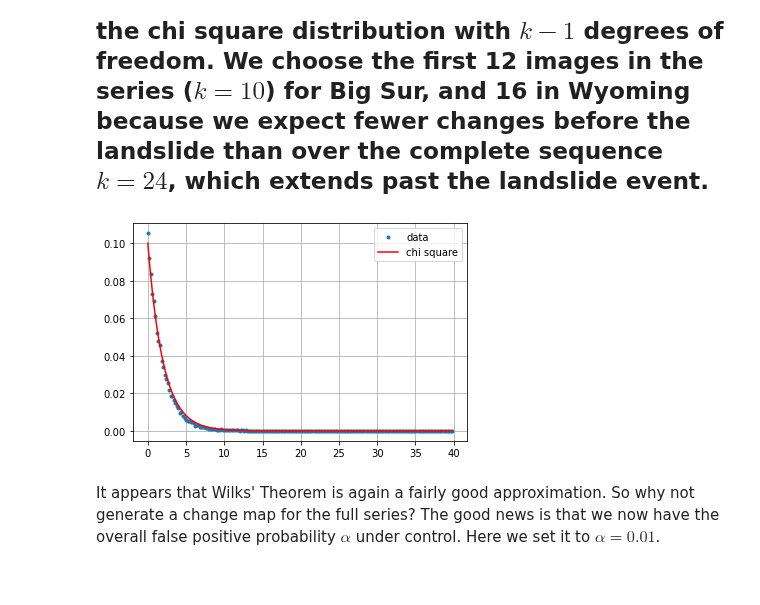
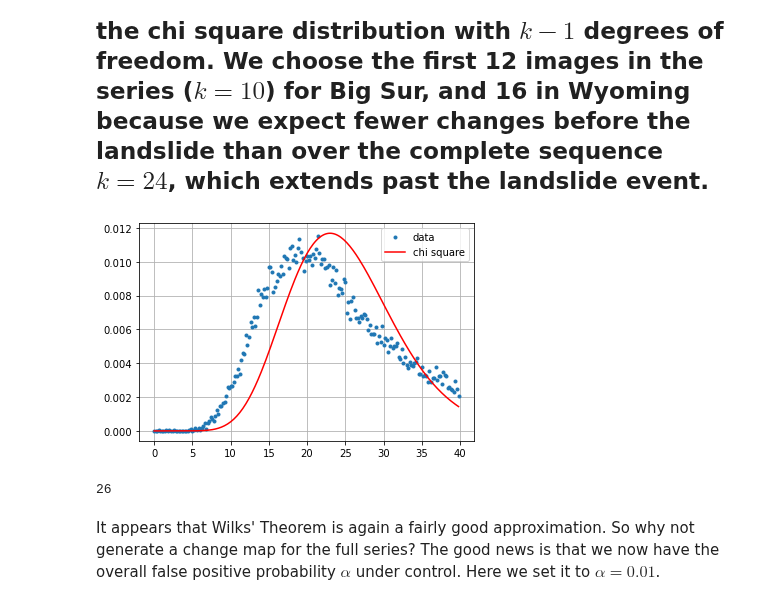
Before and after one commit to mthomp89/landslide-detect, a Jupyter notebook: making_dry.ipynb, the cells around one changed output. Saved outputs shown, nothing was run; the diff lists cells and outputs as text; code cells hidden in the pictures.

```diff
--- a/making_dry.ipynb
+++ b/making_dry.ipynb
@@ -218,10 +218,9 @@ end_date = BASE_DATE.advance(180, 'days')
 # %%
 # Data search in Google Earth Engine to discover relative orbit number
-im_coll = (ee.ImageCollection('COPERNICUS/S1_GRD_FLOAT')
+im_search = (ee.ImageCollection('COPERNICUS/S1_GRD_FLOAT')
 
            .filterBounds(bbox.ee)
 
-        #    .filter(ee.Filter.eq('orbitProperties_pass', 'ASCENDING'))
            .filter(ee.Filter.listContains(
                'transmitterReceiverPolarisation', 'VV'))
            .filter(ee.Filter.listContains(
@@ -232,8 +231,14 @@ im_coll = (ee.ImageCollection('COPERNICUS/S1_GRD_FLOAT')
            .map(lambda img: img.set('date', ee.Date(img.date()).format('YYYYMMdd')))
            .sort('date'))
 
-orbit_num = (im_coll.aggregate_array('relativeOrbitNumber_start')
+orbit_num = (im_search.aggregate_array('relativeOrbitNumber_start')
              .getInfo())
 orbit_num = orbit_num[0]
+
+look_angle = (im_search.aggregate_array('orbitProperties_pass')
+             .getInfo())
+look_angle = look_angle[0]
+
 print('The Relative Orbit Number for AOI is: ', orbit_num)
+print('The orbitology is: ', look_angle)
 # %% [output]
@@ -241,2 +247,4 @@ The Relative Orbit Number for AOI is:  20
+# %%
+im_coll = im_search.filter(ee.Filter.eq('orbitProperties_pass', look_angle))
 # %%
 timestamplist = (im_coll.aggregate_array('date')
@@ -380,22 +389,26 @@ Let's see if this test statistic does indeed follow the chi square distribution.
 ## Here is a comparison for pixels in _aoi\_sub_ with the chi square distribution with $k-1$ degrees of freedom. We choose the first 12 images in the series ($k=10$) for Big Sur, and 16 in Wyoming because we expect fewer changes before the landslide than over the complete sequence $k=24$, which extends past the landslide event.
 # %%
 # Big Sur
-k = len(timestamplist)/2
+k = len(timestamplist)//2
 hist = (omnibus(vv_list.slice(0,k))
         .reduceRegion(ee.Reducer.fixedHistogram(0, 40, 200), geometry=aoi, scale=10)
         .get('constant')
         .getInfo())
 
 a = np.array(hist)
 x = a[:,0]
 y = a[:,1]/np.sum(a[:,1])
 plt.plot(x, y, '.', label='data')
 plt.plot(x, chi2.pdf(x, k-1)/5, '-r', label='chi square')
 plt.legend()
 plt.grid()
 plt.show()
 # %% [output]
-[figure, old version]
+[figure, new version]
+# %%
+k
+# %% [output]
+26
 # %% [markdown]
 It appears that Wilks' Theorem is again a fairly good approximation. So why not generate a change map for the full series? The good news is that we now have the overall false positive probability $\alpha$ under control. Here we set it to $\alpha=0.01$.
 # %%
```
Also changed, not shown: parts of 10 cells of this notebook.
